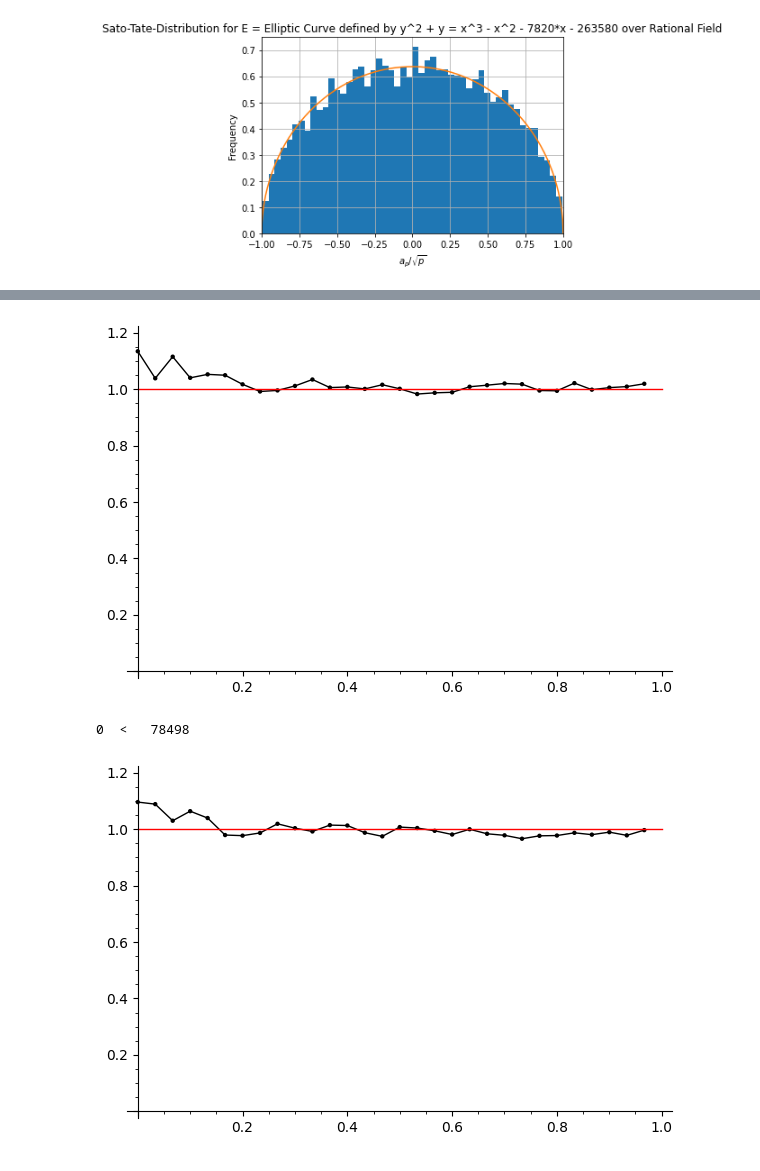
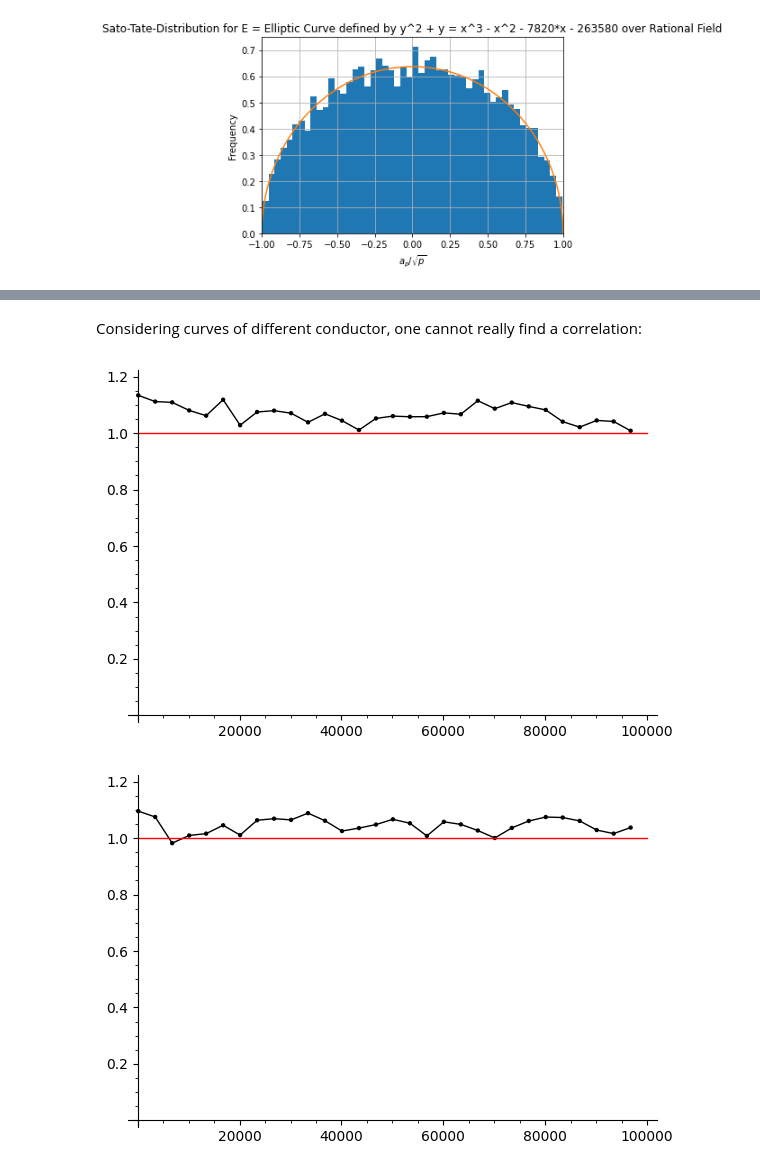
Before and after one commit to JosuaKugler/sato-tate-distributions, a Jupyter notebook: horizontal_st.ipynb, the cells around one changed output, grey strips where cells are left out. Cells and saved outputs as stored; diff of their text form; code cells hidden in the pictures.

```diff
--- a/horizontal_st.ipynb
+++ b/horizontal_st.ipynb
@@ -31,0 +50,3 @@ $$\Delta^2 = \mathcal O(p)$$
+# %%
+N = 100000; pp=30
+S0.plot_theta_interval(N,plot_points=pp, max_points=300)
@@ -32,19 +57,15 @@ $$\Delta^2 = \mathcal O(p)$$
 # %%
-E0 = EllipticCurve([0, -1, 1, -7820, -263580]) #rank 0
 E1 = EllipticCurve([0, 0, 1, -1, 0]) # rank 1
 E2 = EllipticCurve([0, 1, 1, -2, 0]) # rank 2
 E3 = EllipticCurve([0, 0, 1, -7, 6]) # rank 3
 E4 = EllipticCurve([1, -1, 0, -79, 289]) # rank 4
 E5 = EllipticCurve([0, 0, 1, -79, 342]) # rank 5
+#Elkies rank >= 28 curve:
+Eelkie = EllipticCurve([1,-1,1,-20067762415575526585033208209338542750930230312178956502,34481611795030556467032985690390720374855944359319180361266008296291939448732243429])
 
-S0 = horizontal_st.SatoTate(E0)
 S1 = horizontal_st.SatoTate(E1)
 S2 = horizontal_st.SatoTate(E2)
 S3 = horizontal_st.SatoTate(E3)
 S4 = horizontal_st.SatoTate(E4)
 S5 = horizontal_st.SatoTate(E5)
-
-objects = [S0, S1, S2, S3, S4, S5]
+Selkie = horizontal_st.SatoTate(Eelkie)
-# %%
-N = 1000000; pp = 30
-S0.plot_theta_interval(N,plot_points=pp, max_points=300)
@@ -79,3 +96,5 @@ S5.plot_theta(N,plot_points=pp)
+# %% [markdown]
+Considering curves of different conductor, one cannot really find a correlation:
 # %%
 E01 = EllipticCurve([1, 0, 1, -2731, -55146]) #conductor = 2*7, https://www.lmfdb.org/EllipticCurve/Q/14/a/1
 E02 = EllipticCurve([1, 1, 1, -2160, -39540]) #conductor = 3*5, https://www.lmfdb.org/EllipticCurve/Q/15/a/1
@@ -83,20 +102,19 @@ E03 = EllipticCurve([1, -1, 1, -91, -310]) #conductor = 17, https://www.lmfdb.or
 E04 = EllipticCurve([0, 1, 1, -769, -8470]) #conductor = 19, https://www.lmfdb.org/EllipticCurve/Q/19/a/1
 E05 = EllipticCurve([1, 1, 1, -337, -2522]) #conductor = 16193, https://www.lmfdb.org/EllipticCurve/Q/16193/a/1
 # %%
-S01 = SatoTate(E01)
-S02 = SatoTate(E02)
-S03 = SatoTate(E03)
-S04 = SatoTate(E04)
-S05 = SatoTate(E05)
+S01 = horizontal_st.SatoTate(E01)
+S02 = horizontal_st.SatoTate(E02)
+S03 = horizontal_st.SatoTate(E03)
+S04 = horizontal_st.SatoTate(E04)
+S05 = horizontal_st.SatoTate(E05)
 
 S0.plot_theta(N,plot_points=pp)
 # %% [output]
-[figure, old version]
+[figure, new version]
 # %%
 S01.plot_theta(N,plot_points=pp)
 # %% [output]
-0  <   78498
-[figure, old version]
+[figure, new version]
 # %%
 S02.plot_theta(N,plot_points=pp)
 # %% [output]
```
Also changed, not shown: parts of 18 cells of this notebook, 3 other files.
